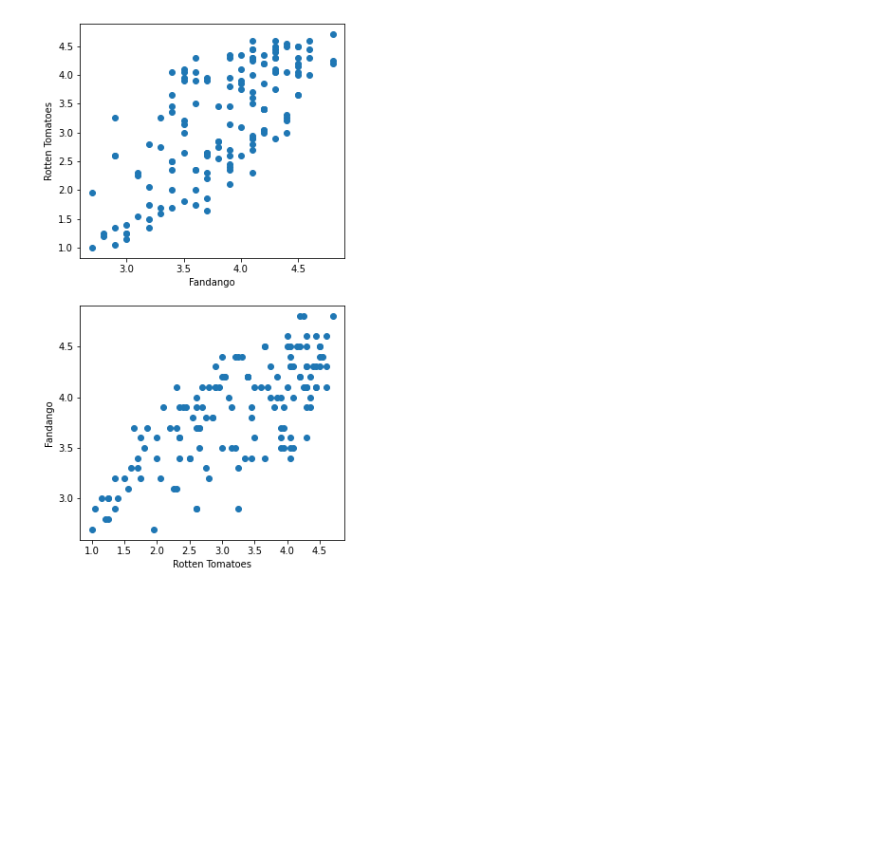
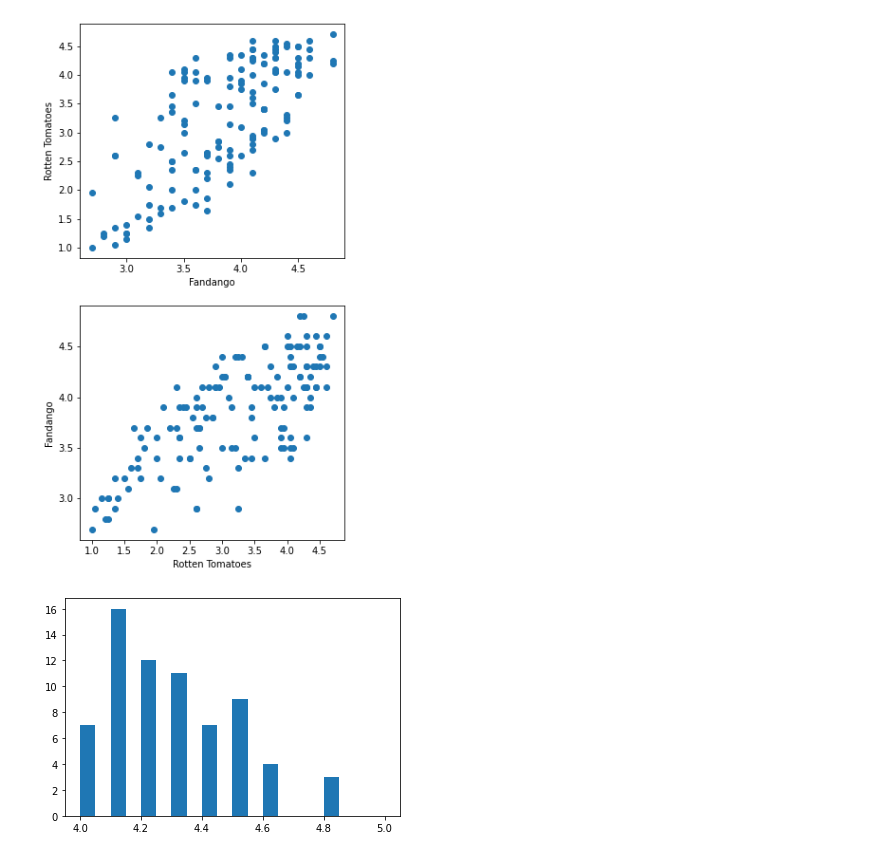
Before and after one commit to lixixi89055465/py_stu, a Jupyter notebook: tangyudi/base/plt/plt_03.ipynb, the cells around one changed output. Saved outputs shown, nothing was run; the diff lists cells and outputs as text; code cells hidden in the pictures; blank space fills up the shorter version.

```diff
--- a/tangyudi/base/plt/plt_03.ipynb
+++ b/tangyudi/base/plt/plt_03.ipynb
@@ -88,3 +88,11 @@ ax2.set_ylabel('Fandango')
 plt.show()
 # %% [output]
 [figure]
+# %%
+fig,ax=plt.subplots()
+# ax.hist(norm_reviews['Fandango_Ratingvalue'])
+# ax.hist(norm_reviews['Fandango_Ratingvalue'],bins=20)
+ax.hist(norm_reviews['Fandango_Ratingvalue'],range=(4,5),bins=20)
+plt.show()
+# %% [output]
+[figure, added]
```
Also changed, not shown: parts of 1 cell of this notebook, 2 other files.
